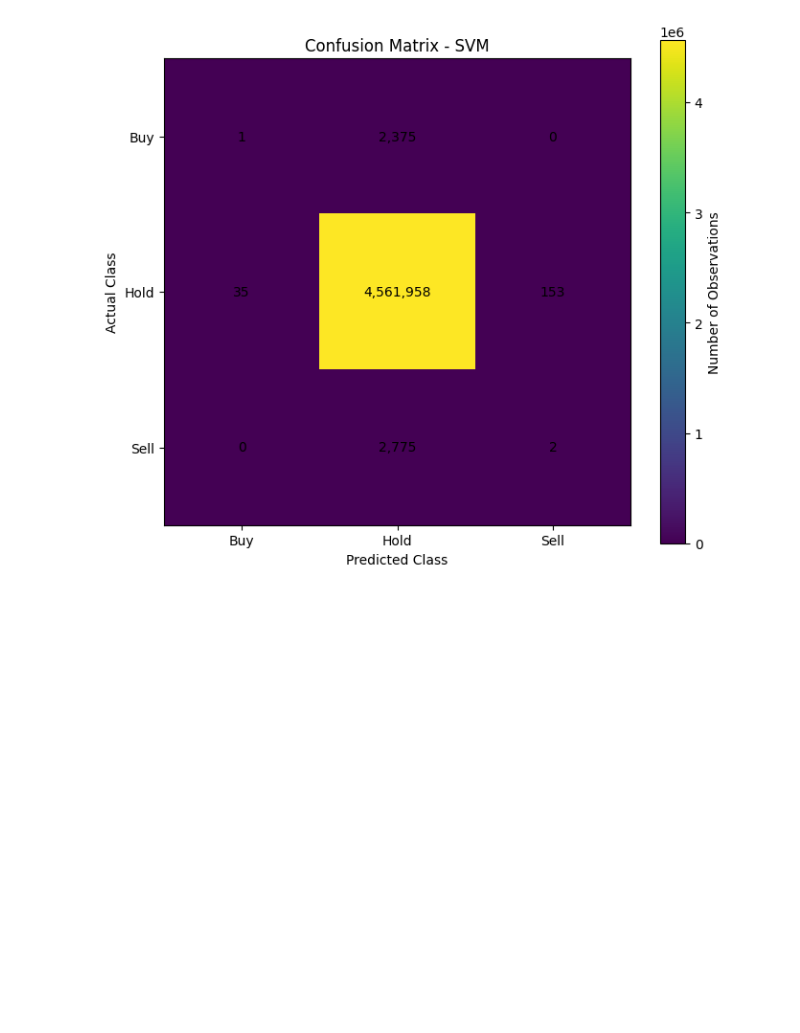
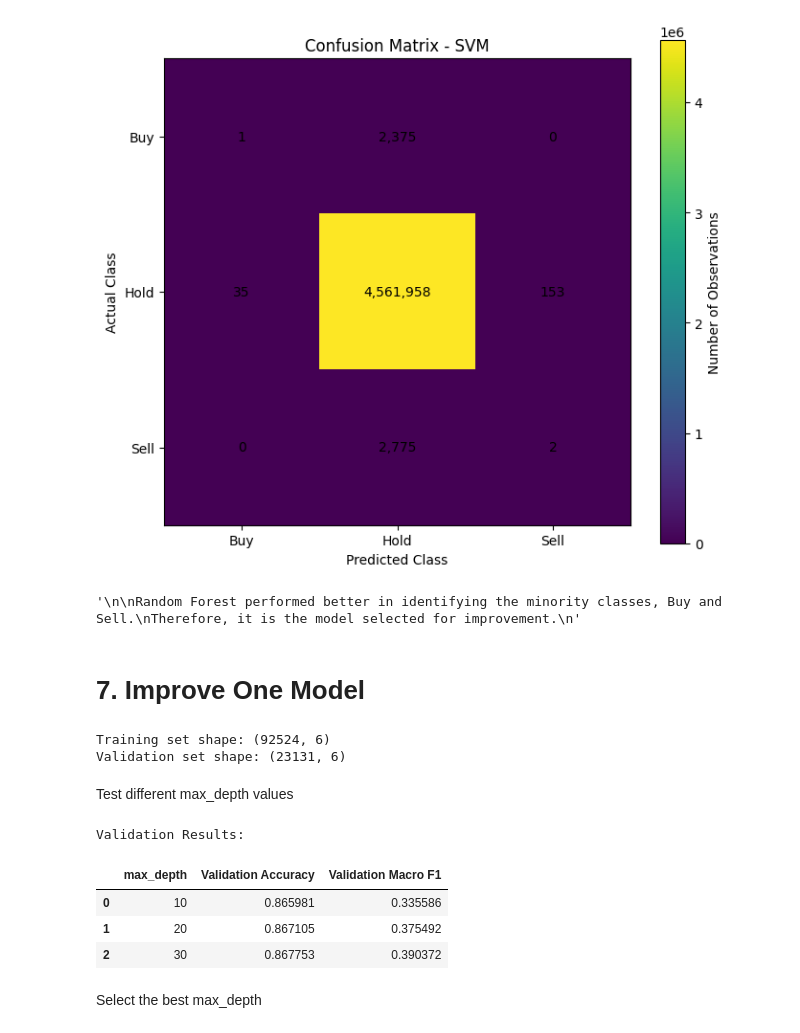
Before and after one commit to tepherve-cmyk/DAAI_Project_HT, a Jupyter notebook: Project3_Herve_Tepongning.ipynb, the cells around one changed output. Saved outputs shown, nothing was run; the diff lists cells and outputs as text; code cells hidden in the pictures; blank space fills up the shorter version.

```diff
--- a/Project3_Herve_Tepongning.ipynb
+++ b/Project3_Herve_Tepongning.ipynb
@@ -1135,3 +1145,13 @@ for model_name, cm in confusion_matrices.items():
 [figure]
 [figure]
 [figure]
+# %%
+'''
+
+Random Forest performed better in identifying the minority classes, Buy and Sell.
+Therefore, it is the model selected for improvement.
+'''
+# %% [output]
+'\n\nRandom Forest performed better in identifying the minority classes, Buy and Sell.\nTherefore, it is the model selected for improvement.\n'
+# %% [markdown]
+# 7. Improve One Model
@@ -1137,0 +1162,64 @@ for model_name, cm in confusion_matrices.items():
+# %%
+# Create a validation set from the training data
+
+X_train_part, X_valid, y_train_part, y_valid = train_test_split(
+    X_train_scaled,
+    y_train,
+    test_size=0.20,
+    random_state=RANDOM_STATE,
+    stratify=y_train
+)
+
+print("Training set shape:", X_train_part.shape)
+print("Validation set shape:", X_valid.shape)
+# %% [output]
+Training set shape: (92524, 6)
+Validation set shape: (23131, 6)
+# %% [markdown]
+Test different max_depth values
+# %%
+# Test different max_depth values
+
+max_depth_values = [10, 20, 30]
+
+validation_results = []
+
+for depth in max_depth_values:
+
+    rf_temp = RandomForestClassifier(
+        n_estimators=100,
+        max_depth=depth,
+        random_state=RANDOM_STATE,
+        n_jobs=-1
+    )
+
+    rf_temp.fit(X_train_part, y_train_part)
+
+    y_valid_pred = rf_temp.predict(X_valid)
+
+    valid_accuracy = accuracy_score(y_valid, y_valid_pred)
+
+    valid_macro_f1 = f1_score(
+        y_valid,
+        y_valid_pred,
+        average="macro"
+    )
+
+    validation_results.append({
+        "max_depth": depth,
+        "Validation Accuracy": valid_accuracy,
+        "Validation Macro F1": valid_macro_f1
+    })
+
+validation_results_df = pd.DataFrame(validation_results)
+
+print("\nValidation Results:")
+display(validation_results_df)
+# %% [output]
+Validation Results:
+|  | max_depth | Validation Accuracy | Validation Macro F1 |
+| 0 | 10 | 0.865981 | 0.335586 |
+| 1 | 20 | 0.867105 | 0.375492 |
+| 2 | 30 | 0.867753 | 0.390372 |
+# %% [markdown]
+Select the best max_depth
```
Also changed, not shown: parts of 18 cells of this notebook.
